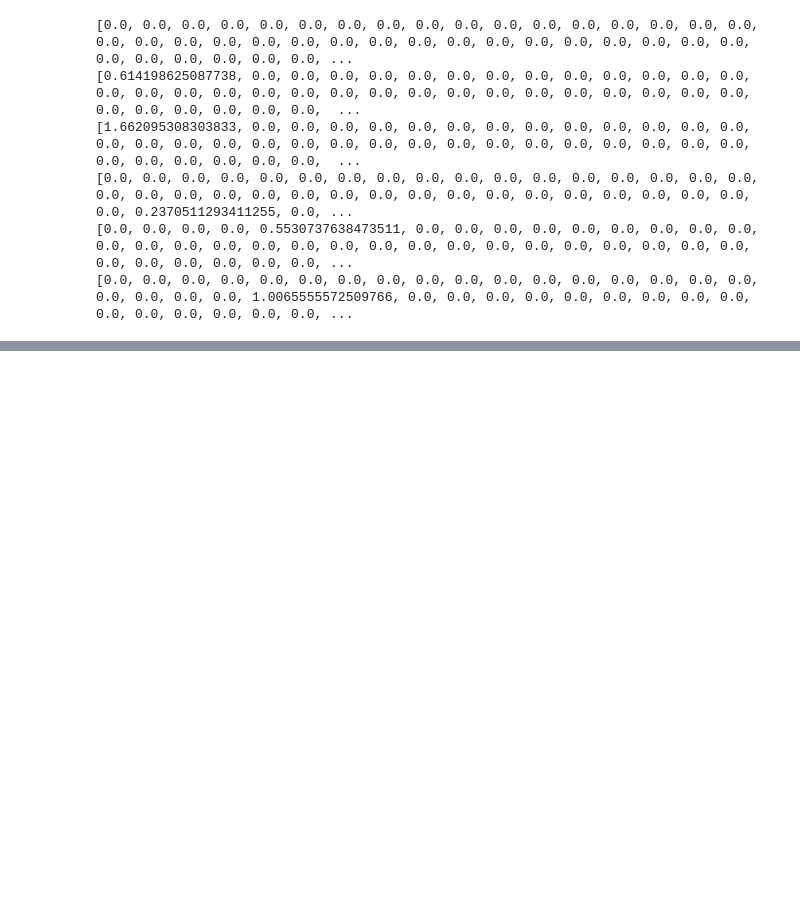
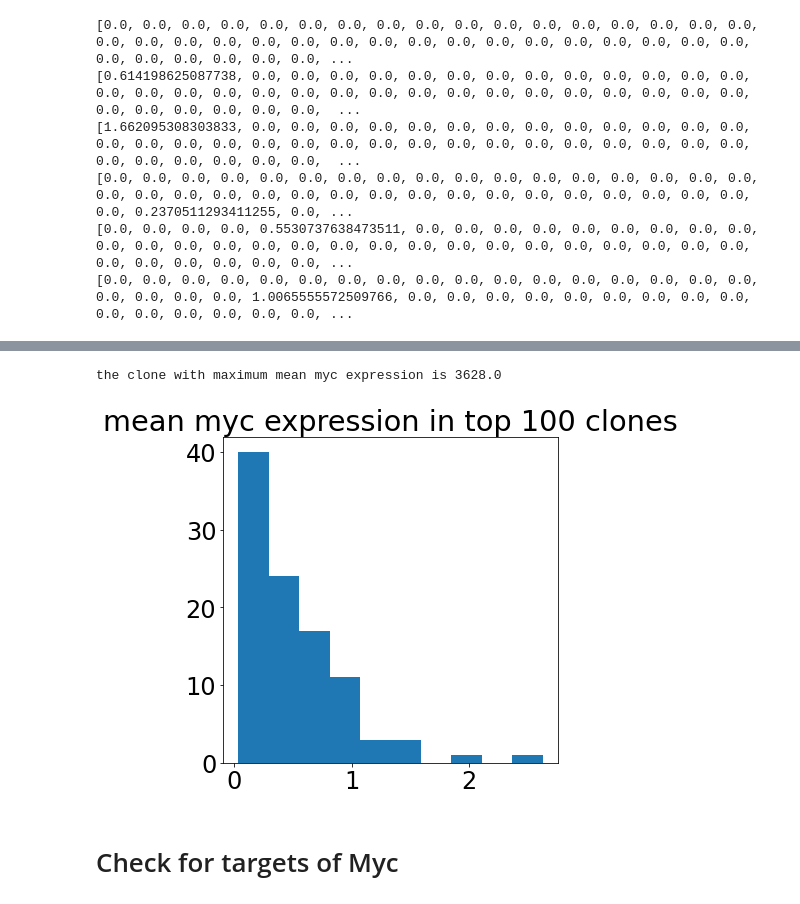
Before and after one commit to juancarlosfdc/sc-causal, a Jupyter notebook: K99/TF_target_cause_effect.ipynb, the cells around one changed output, grey strips where cells are left out. Cells and saved outputs as stored; diff of their text form; code cells hidden in the pictures; blank space fills up the shorter version.

```diff
--- a/K99/TF_target_cause_effect.ipynb
+++ b/K99/TF_target_cause_effect.ipynb
@@ -126,0 +180,5 @@ View of AnnData object with n_obs × n_vars = 7381 × 161
+# %%
+plt.rcParams["figure.figsize"] = (100, 100)
+plt.rcParams['font.size'] = 24
+fig, ax = plt.subplots()
+im = ax.imshow(wd_heatmap)
@@ -126,0 +195,11 @@ View of AnnData object with n_obs × n_vars = 7381 × 161
+# %%
+plt.figure(figsize=(6, 6))
+plt.hist(data.to_df().merge(data.obs.clone_idx, left_index=True, right_index=True).groupby('clone_idx')[myc_id].mean());
+plt.title('mean myc expression in top 100 clones')
+print('the clone with maximum mean myc expression is', data.to_df().merge(data.obs.clone_idx, left_index=True, right_index=True).groupby('clone_idx')[myc_id].mean().idxmax())
+# %% [output]
+the clone with maximum mean myc expression is 3628.0
+[figure, added]
+# %% [markdown]
+Check for targets of Myc
+=
```
Also changed, not shown: parts of 68 cells of this notebook.
